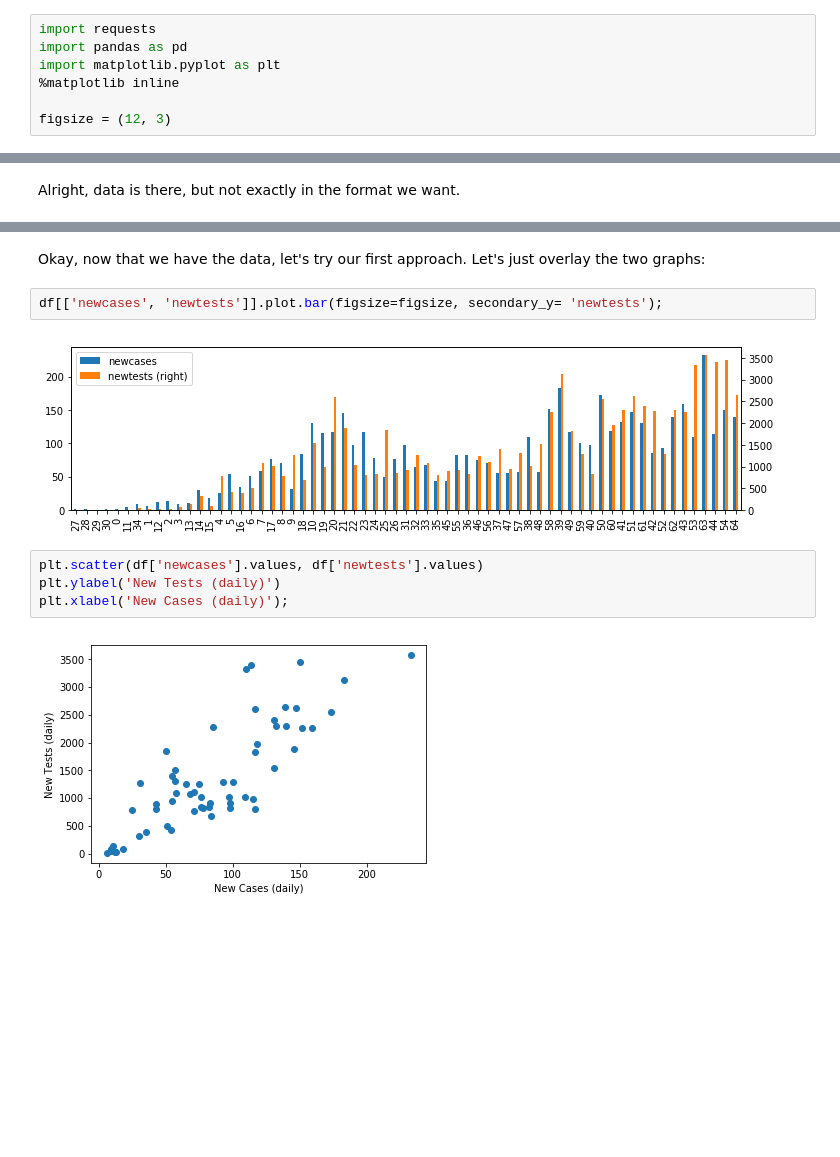
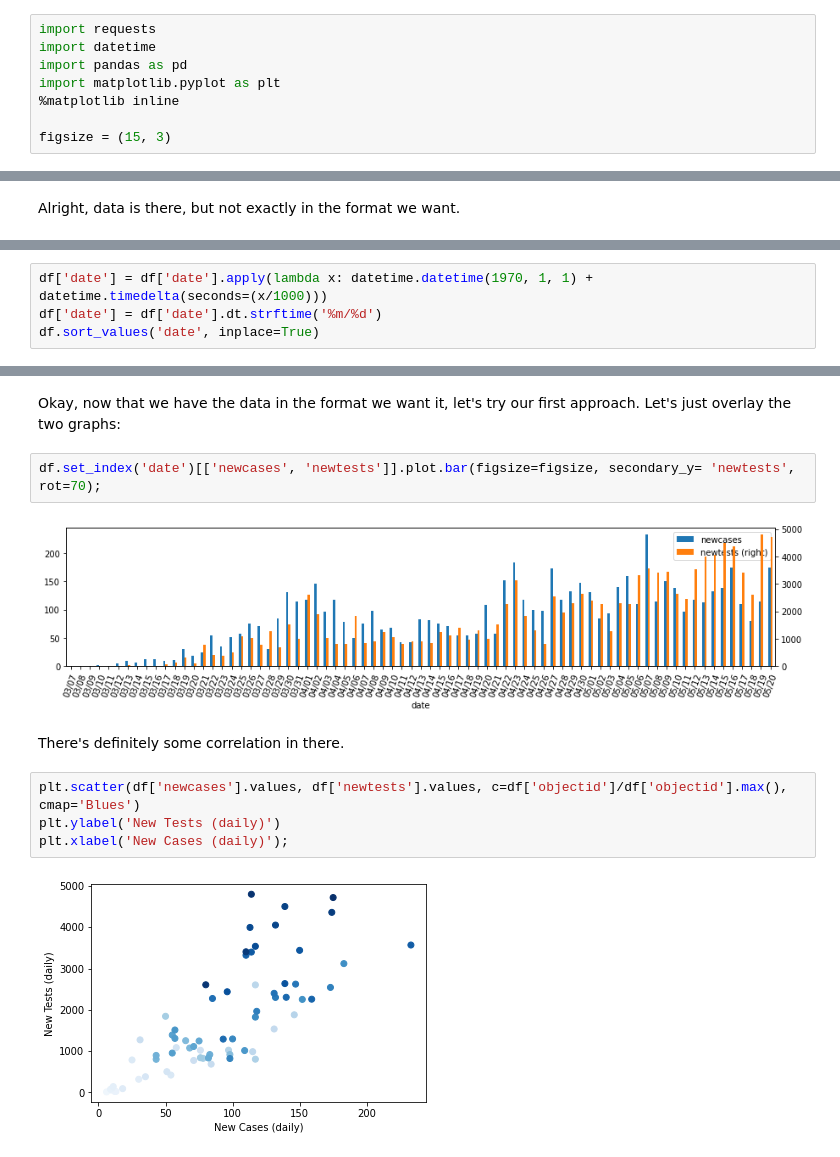
Before and after one commit to AndrewJWashington/covid_san_diego, a Jupyter notebook: new_cases_and_tests.ipynb, the cells around one changed output, grey strips where cells are left out. Cells and saved outputs as stored; diff of their text form; blank space fills up the shorter version.

Commit message:
improved date format

```diff
--- a/new_cases_and_tests.ipynb
+++ b/new_cases_and_tests.ipynb
@@ -4,9 +5,10 @@ I keep checking [San Diego County's Covid-19 webpage](https://www.sandiegocounty
 First let's get the data.
 # %%
 import requests
+import datetime
 import pandas as pd
 import matplotlib.pyplot as plt
 %matplotlib inline
 
-figsize = (12, 3)
+figsize = (15, 3)
 # %% [markdown]
@@ -59,0 +74,4 @@ First, let's convert the date from an integer to a datetime
+# %%
+df['date'] = df['date'].apply(lambda x: datetime.datetime(1970, 1, 1) + datetime.timedelta(seconds=(x/1000)))
+df['date'] = df['date'].dt.strftime('%m/%d')
+df.sort_values('date', inplace=True)
@@ -60,12 +88,14 @@ First, let's convert the date from an integer to a datetime
 # %% [markdown]
-Okay, now that we have the data, let's try our first approach. Let's just overlay the two graphs:
+Okay, now that we have the data in the format we want it, let's try our first approach. Let's just overlay the two graphs:
 # %%
-df[['newcases', 'newtests']].plot.bar(figsize=figsize, secondary_y= 'newtests');
+df.set_index('date')[['newcases', 'newtests']].plot.bar(figsize=figsize, secondary_y= 'newtests', rot=70);
 # %% [output]
-[figure, old version]
+[figure, new version]
+# %% [markdown]
+There's definitely some correlation in there.
 # %%
-plt.scatter(df['newcases'].values, df['newtests'].values)
+plt.scatter(df['newcases'].values, df['newtests'].values, c=df['objectid']/df['objectid'].max(), cmap='Blues')
 plt.ylabel('New Tests (daily)')
 plt.xlabel('New Cases (daily)');
 # %% [output]
-[figure, old version]
+[figure, new version]
```
Also changed, not shown: parts of 14 cells of this notebook.
